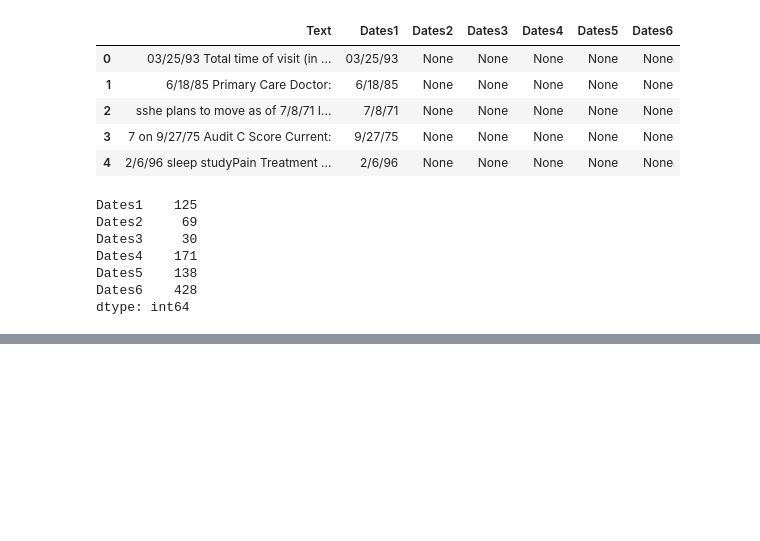
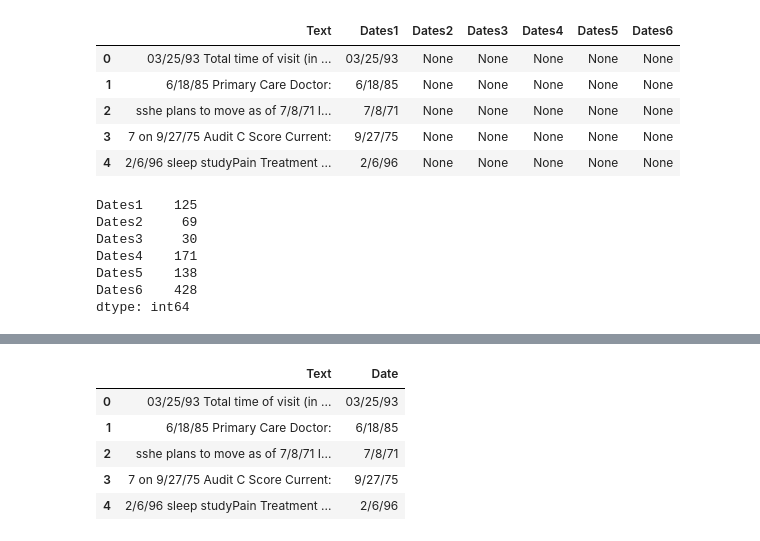
Before and after one commit to ishitasinghal/Python_Data_Analysis, a Jupyter notebook: Regular expressions.ipynb, the cells around one changed output, grey strips where cells are left out. Saved outputs shown, nothing was run; the diff lists cells and outputs as text; code cells hidden in the pictures; blank space fills up the shorter version.

```diff
--- a/Regular expressions.ipynb
+++ b/Regular expressions.ipynb
@@ -304,0 +368,9 @@ Name: Date, dtype: object
+# %%
+new_frame.head()
+# %% [output]
+|  | Text | Date |
+| 0 | 03/25/93 Total time of visit (in ... | 03/25/93 |
+| 1 | 6/18/85 Primary Care Doctor: | 6/18/85 |
+| 2 | sshe plans to move as of 7/8/71 I... | 7/8/71 |
+| 3 | 7 on 9/27/75 Audit C Score Current: | 9/27/75 |
+| 4 | 2/6/96 sleep studyPain Treatment ... | 2/6/96 |
```
Also changed, not shown: parts of 21 cells of this notebook.
